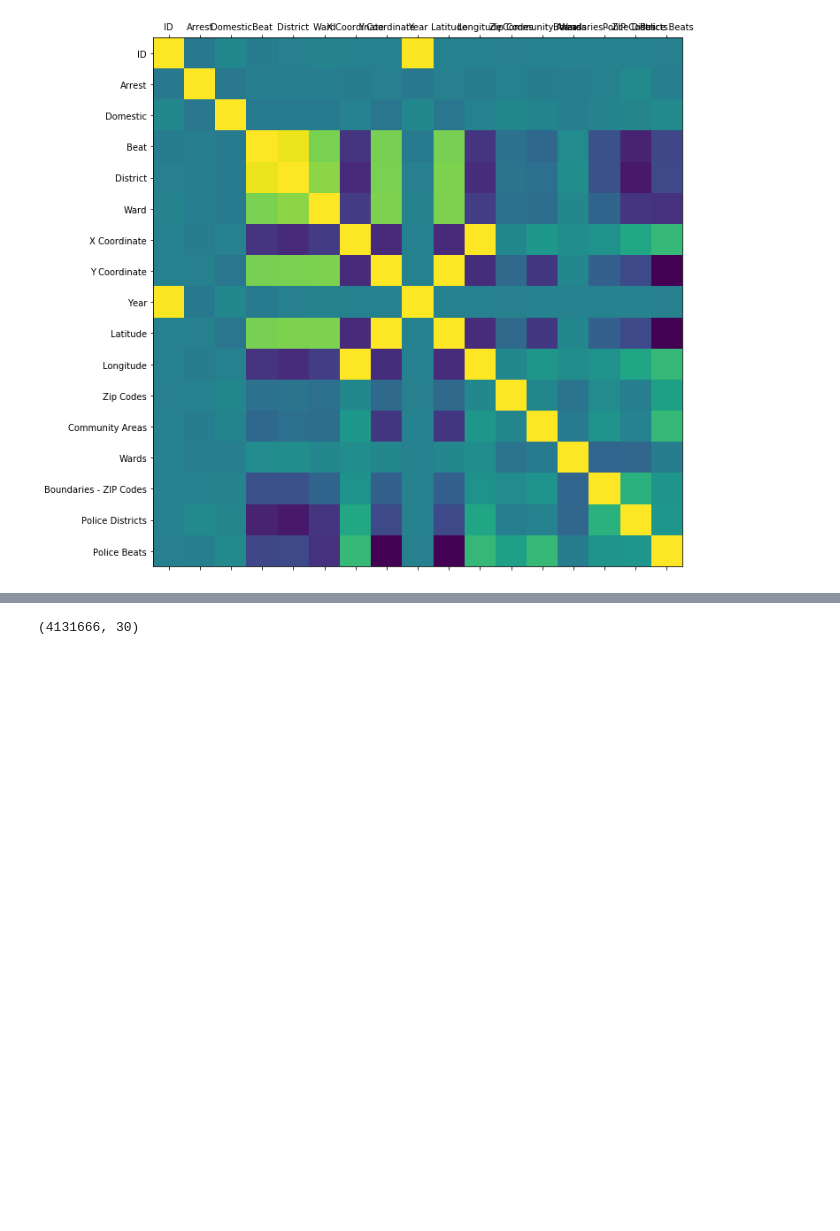
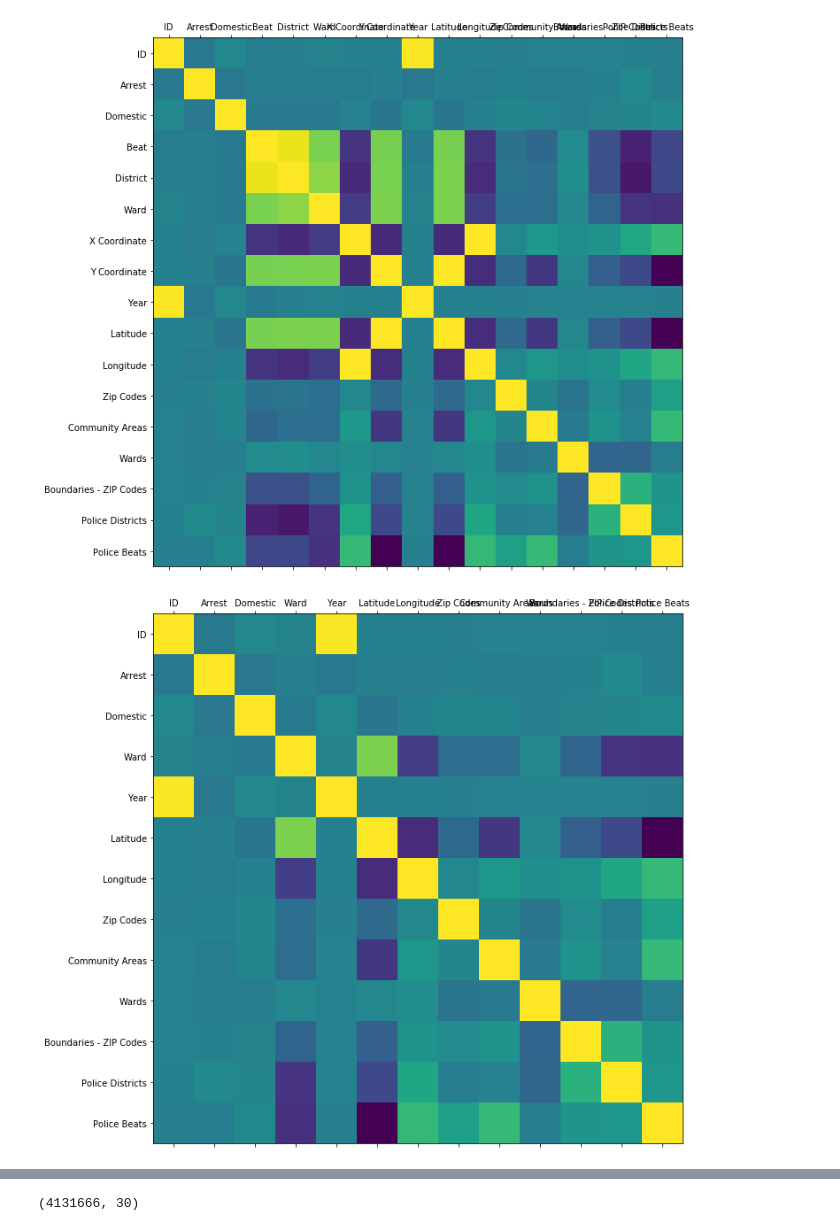
Before and after one commit to divyatv/MachineLearning_ChicagoCrime, a Jupyter notebook: divya_plots.ipynb, the cells around one changed output, grey strips where cells are left out. Cells and saved outputs as stored; diff of their text form; code cells hidden in the pictures; blank space fills up the shorter version.

Commit message:
remove correlated data

```diff
--- a/divya_plots.ipynb
+++ b/divya_plots.ipynb
@@ -95,4 +95,10 @@ plot_corr(df)
 # %% [output]
 [figure]
 # %%
-df.drop(['X Coordinate', 'Y Coordinate'], axis=1, inplace=True)
+df.drop(['X Coordinate', 'Y Coordinate', 'District', 'Beat'], axis=1, inplace=True)
+#df.drop(['District', 'Beat'], axis=1, inplace=True)
+# %%
+## Much better after removing the closely correlated data
+plot_corr(df)
+# %% [output]
+[figure, added]
```
Also changed, not shown: parts of 4 cells of this notebook.
